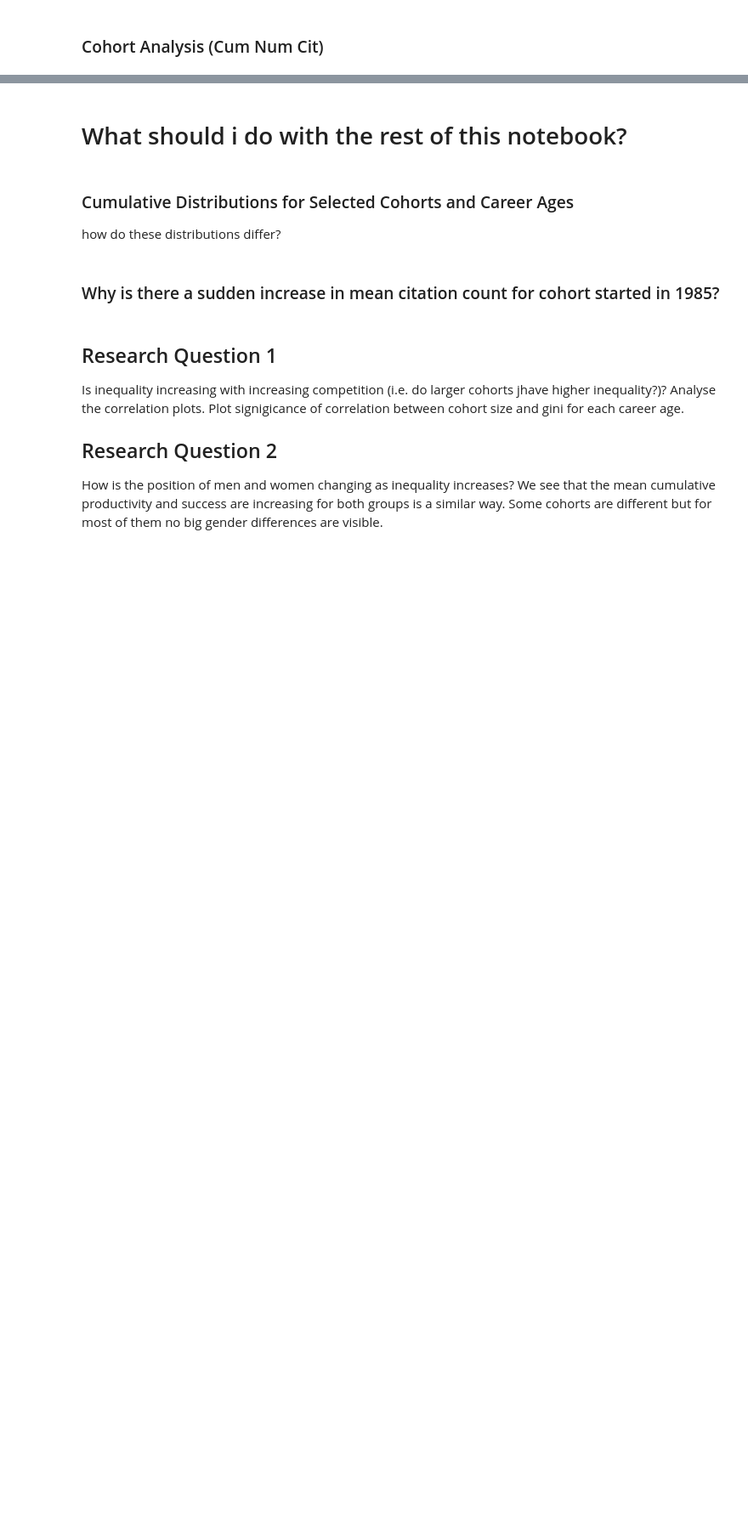
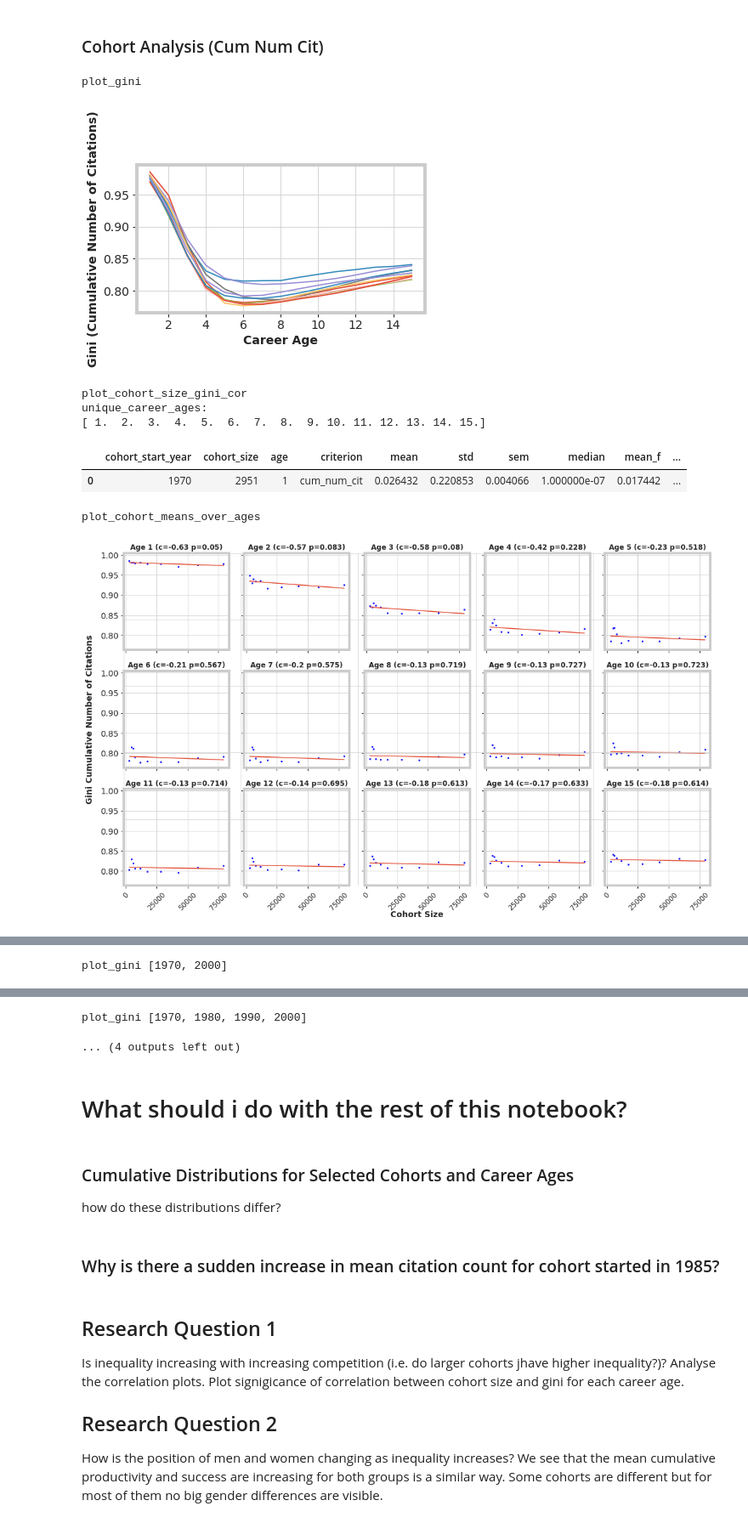
Before and after one commit to gesiscss/inequality, a Jupyter notebook: 2.Cohort analysis - citations.ipynb, the cells around one changed output, grey strips where cells are left out. Shown at 85% size. Saved outputs shown, nothing was run; the diff lists cells and outputs as text; code cells hidden in the pictures; blank space fills up the shorter version.

```diff
--- a/2.Cohort analysis - citations.ipynb
+++ b/2.Cohort analysis - citations.ipynb
@@ -169,0 +135,2 @@ plot_gini [1970, 1980, 1990, 2000]
+# %%
+groupByYearData, cohort_start_years, max_career_age_cohort, criterion, criterion_display, authorStartEndCareerData, skip_overlaping_years = authorCitationsData, cohort_start_years, MAX_CAREER_LENGTH_COHORT, "num_cit", "Number of Citations", authorStartEndCareerData, skip_overlaping_years
@@ -327,4 +183,14 @@ print(len(vals10.values[0]))
 ### Cohort Analysis (Cum Num Cit)
 # %%
 plot.run_cohort_analysis(groupByYearData, cohort_start_years,
-                         MAX_CAREER_LENGTH_COHORT, "cum_num_cit", "Cumulative Number of Citations", authorStartEndCareerData)
+                         MAX_CAREER_LENGTH_COHORT, "cum_num_cit", "Cumulative Number of Citations", authorStartEndCareerData, skip_overlaping_years)
+# %% [output]
+plot_gini
+[figure, added]
+plot_cohort_size_gini_cor
+unique_career_ages:
+[ 1.  2.  3.  4.  5.  6.  7.  8.  9. 10. 11. 12. 13. 14. 15.]
+|  | cohort_start_year | cohort_size | age | criterion | mean | std | sem | median | mean_f | ... |
+| 0 | 1970 | 2951 | 1 | cum_num_cit | 0.026432 | 0.220853 | 0.004066 | 1.000000e-07 | 0.017442 | ... |
+plot_cohort_means_over_ages
+[figure, added]
@@ -330,0 +200 @@ plot.run_cohort_analysis(groupByYearData, cohort_start_years,
+plot_gini [1970, 2000]
@@ -331,3 +202,5 @@ plot.run_cohort_analysis(groupByYearData, cohort_start_years,
+plot_gini [1970, 1980, 1990, 2000]
+... (4 outputs left out)
 # %% [markdown]
 # What should i do with the rest of this notebook?
 # %% [markdown]
```
Also changed, not shown: parts of 27 cells of this notebook, 3 other files.
